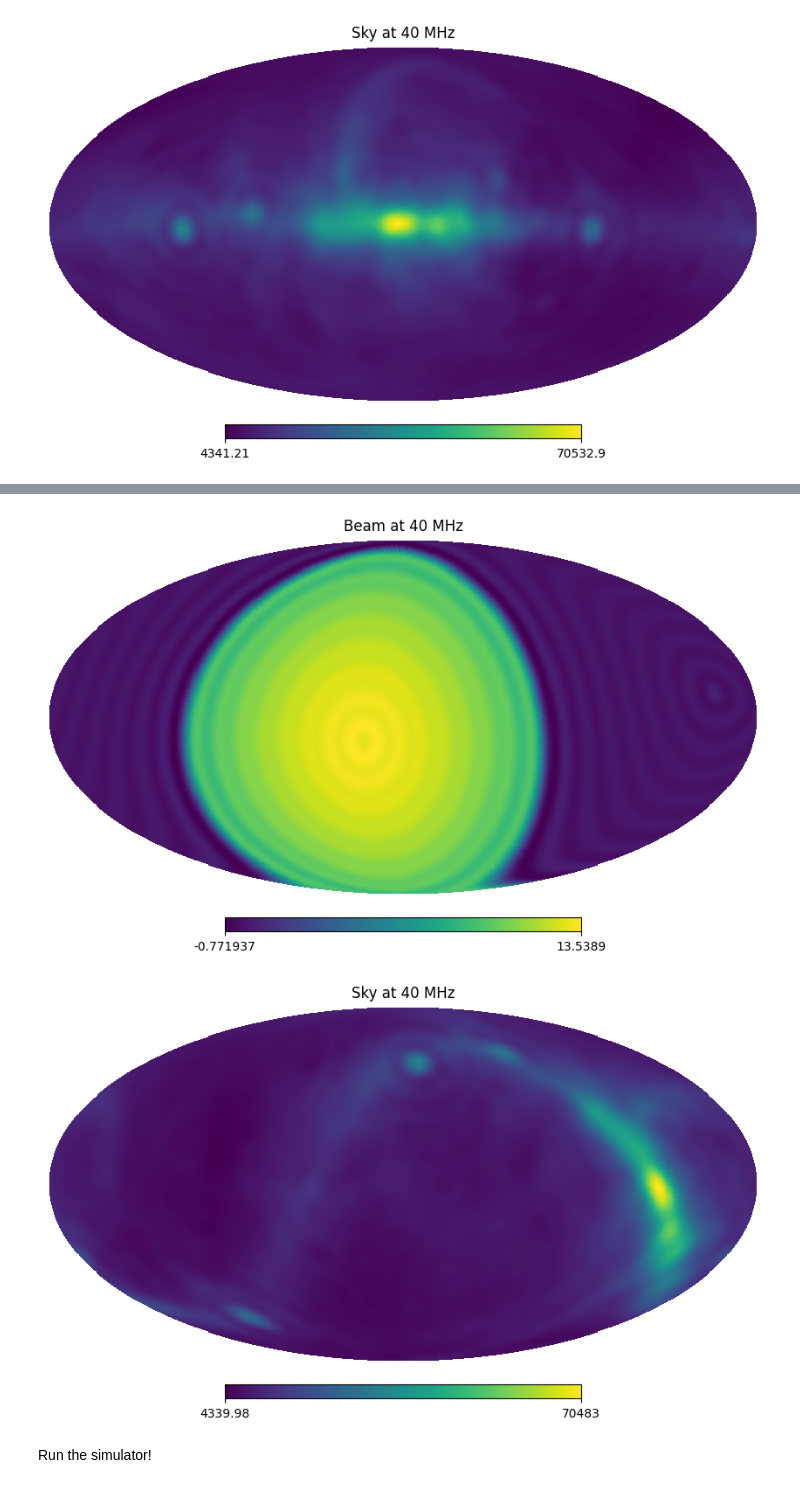
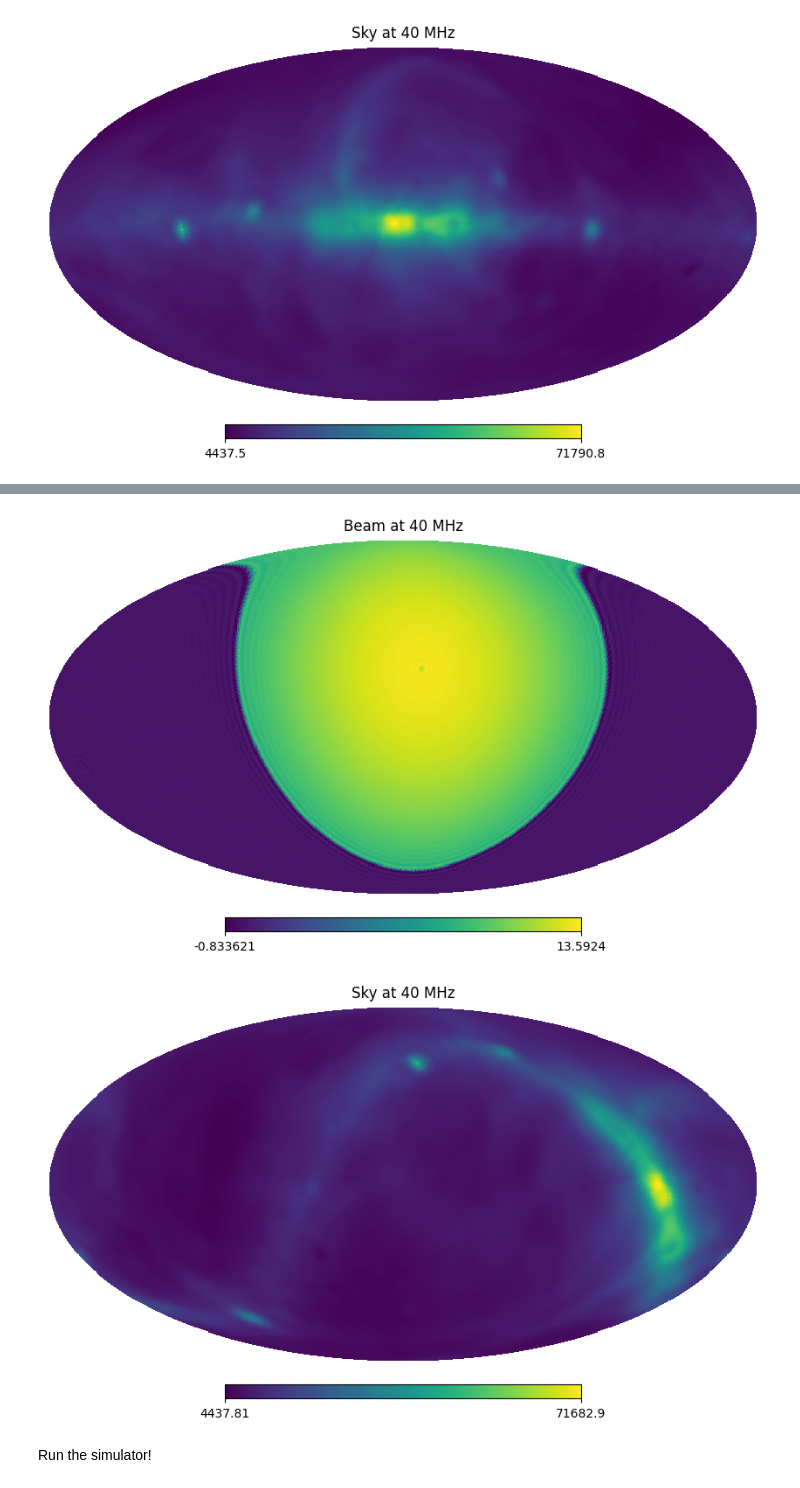
Before and after one commit to christianhbye/croissant, a Jupyter notebook: notebooks/example_sim.ipynb, the cells around one changed output, grey strips where cells are left out. Saved outputs shown, nothing was run; the diff lists cells and outputs as text; code cells hidden in the pictures.

```diff
--- a/notebooks/example_sim.ipynb
+++ b/notebooks/example_sim.ipynb
@@ -33,6 +44,10 @@ We use the Global Sky Model (Zheng et al 2016) at 25 MHz as the sky model. It ha
 # %%
-sky = cro.Sky.gsm(beam.frequencies, lmax=beam.lmax)
-hp.mollview(sky.hp_map(nside)[0], title=f"Sky at {freq[0]:.0f} MHz")
+gsm = GlobalSkyModel16(
+    freq_unit="MHz", data_unit="TRJ", resolution="lo", include_cmb=True
+)
+sky_map = gsm.generate(beam.freqs)
+sky = cro.Sky(sky_map, freq)
+hp.mollview(sky.data[0], title=f"Sky at {freq[0]:.0f} MHz")
 # %% [output]
 [figure]
 # %%
@@ -48,16 +63,35 @@ plt.show()
 # %%
 # let's do a full sidereal day on the moon
-loc = (20., -10.)
+lon = -10
+lat = 20
 t_start = Time("2022-06-02 15:43:43")
 t_end = t_start + cro.constants.sidereal_day_moon * seconds
 times = cro.utils.time_array(t_start=t_start, t_end=t_end, N_times=300)
-sim = cro.Simulator(beam, sky, lmax=lmax, world="moon", location=loc, times=times)
+sim = cro.Simulator(beam, sky, times.jd, freq, lon, lat, world="moon", Tgnd=0)
 # %%
 # the simulator view of the beam and sky after moving to MCMF coordinates
-hp.mollview(sim.beam.hp_map(nside)[0], title=f"Beam at {freq[0]:.0f} MHz")
-hp.mollview(sim.sky.hp_map(nside)[0], title=f"Sky at {freq[0]:.0f} MHz")
+beam_eq_alm = sim.compute_beam_eq()
+sky_eq_alm = sim.sky.compute_alm_eq(world=sim.world)
+
+beam_eq = s2fft.inverse_jax(
+    beam_eq_alm[0],
+    sim.beam.lmax + 1,
+    nside=nside,
+    sampling="healpix",
+    reality=True,
+)
+sky_eq = s2fft.inverse_jax(
+    sky_eq_alm[0],
+    sim.sky.lmax + 1,
+    nside=nside,
+    sampling="healpix",
+    reality=True,
+)
+
+hp.mollview(beam_eq, title=f"Beam at {freq[0]:.0f} MHz")
+hp.mollview(sky_eq, title=f"Sky at {freq[0]:.0f} MHz")
 # %% [output]
-[figure, old version]
+[figure, new version]
 [figure]
 # %% [markdown]
 Run the simulator!
```
Also changed, not shown: parts of 17 cells of this notebook.
